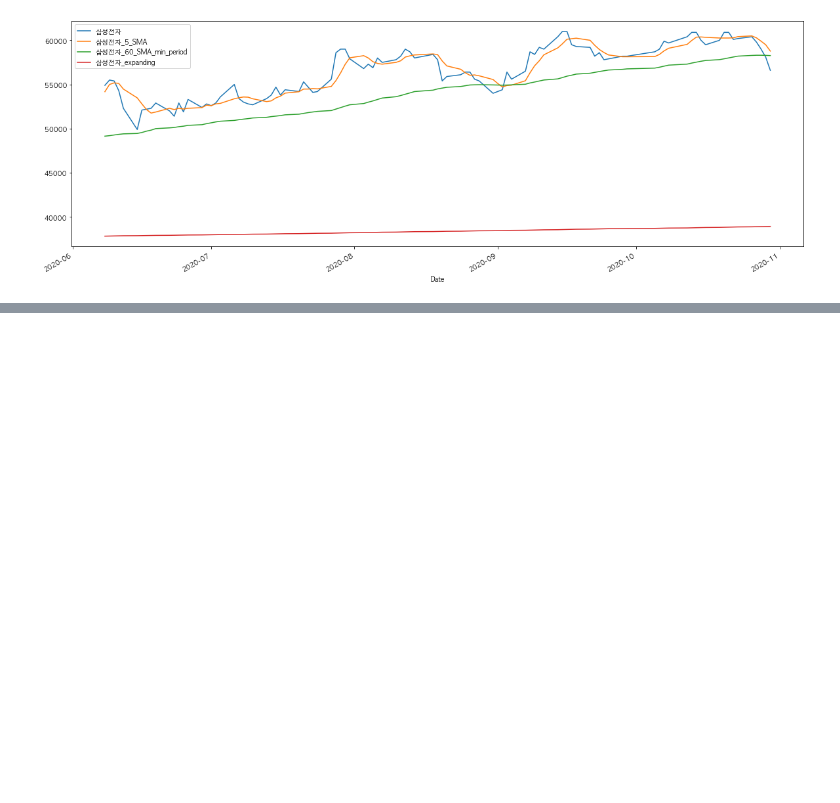
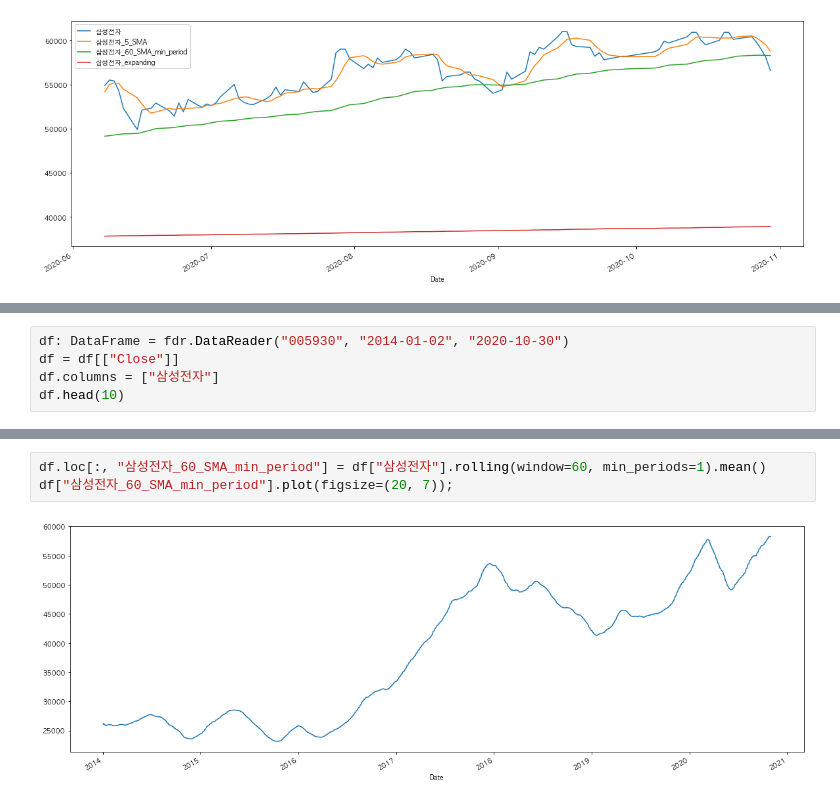
Before and after one commit to JihoQuant/Python-Pandas-Part-1, a Jupyter notebook: part2/4. Price Based Indicator.ipynb, the cells around one changed output, grey strips where cells are left out. Drawn from its saved outputs; the diff is of its cells as text; blank space fills up the shorter version.

```diff
--- a/part2/4. Price Based Indicator.ipynb
+++ b/part2/4. Price Based Indicator.ipynb
@@ -171,0 +176,5 @@ df.iloc[-100:].plot(figsize=(20, 7));
+# %%
+df: DataFrame = fdr.DataReader("005930", "2014-01-02", "2020-10-30")
+df = df[["Close"]]
+df.columns = ["삼성전자"]
+df.head(10)
@@ -171,0 +194,5 @@ df.iloc[-100:].plot(figsize=(20, 7));
+# %%
+df.loc[:, "삼성전자_60_SMA_min_period"] = df["삼성전자"].rolling(window=60, min_periods=1).mean()
+df["삼성전자_60_SMA_min_period"].plot(figsize=(20, 7));
+# %% [output]
+[figure, added]
```
Also changed, not shown: parts of 24 cells of this notebook.
